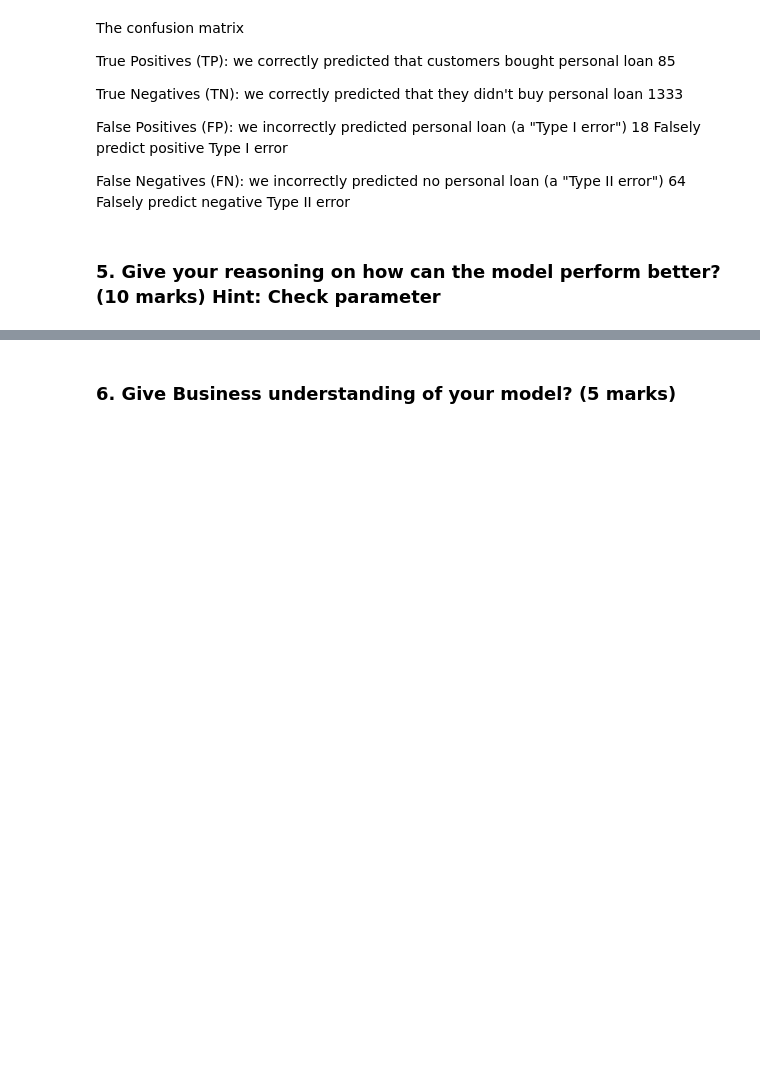
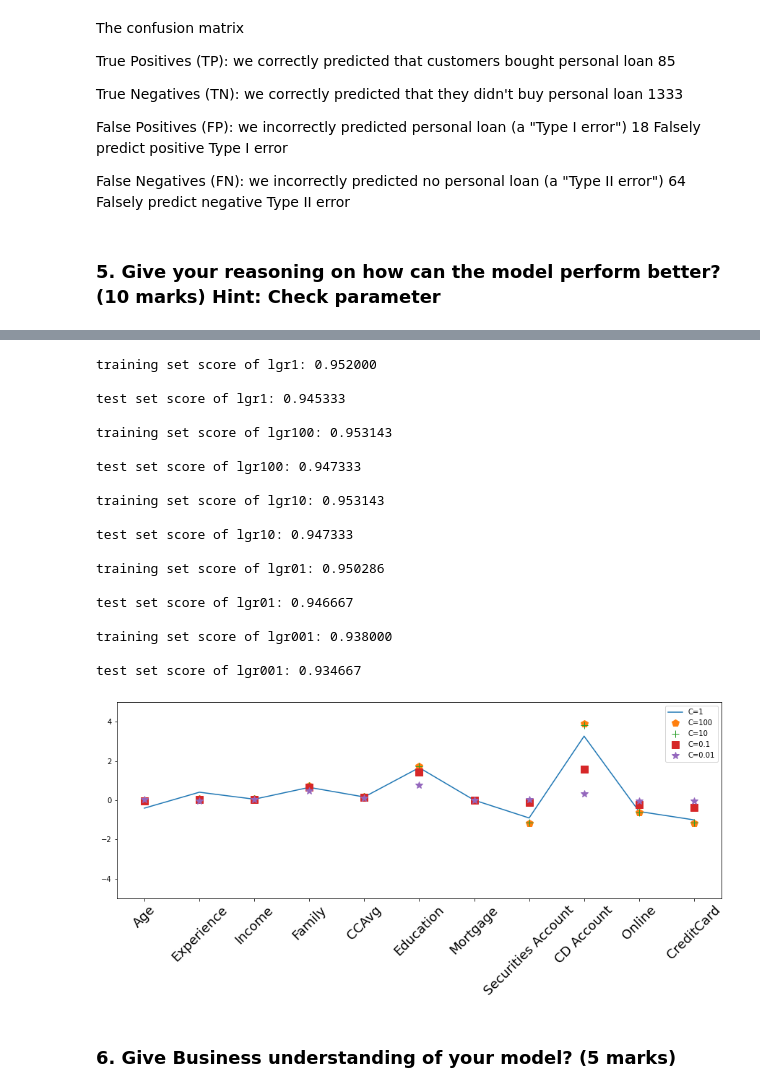
Before and after one commit to GreatLearningAIML1/gl-pgp-aiml-uta-intl-may20-dch312, a Jupyter notebook: Project#2_Thera Bank Personal Loan Campaign.ipynb, the cells around one changed output, grey strips where cells are left out. Saved outputs shown, nothing was run; the diff lists cells and outputs as text; code cells hidden in the pictures; blank space fills up the shorter version.

```diff
--- a/Project#2_Thera Bank Personal Loan Campaign.ipynb
+++ b/Project#2_Thera Bank Personal Loan Campaign.ipynb
@@ -304,3 +304,60 @@ In this scenario the false nagtive seems to be relatively large and also the pen
+# %%
+print('\n'"training set score of lgr1: %f" % model.score(X_train, Y_train))
+print('\n'"test set score of lgr1: %f" % model.score(X_test, Y_test))
+
+######increase C to 100#####
+lgr100=LogisticRegression(C=100, max_iter=7000).fit(X_train,Y_train)
+print('\n'"training set score of lgr100: %f" % lgr100.score(X_train, Y_train))
+print('\n'"test set score of lgr100: %f" % lgr100.score(X_test, Y_test))
+
+######increase C to 10#####
+lgr10=LogisticRegression(C=10, max_iter=7000).fit(X_train,Y_train)
+print('\n'"training set score of lgr10: %f" % lgr100.score(X_train, Y_train))
+print('\n'"test set score of lgr10: %f" % lgr100.score(X_test, Y_test))
+
+######decrease C to 0.1#####
+lgr01=LogisticRegression(C=0.1, max_iter=7000).fit(X_train,Y_train)
+print('\n'"training set score of lgr01: %f" % lgr01.score(X_train, Y_train))
+print('\n'"test set score of lgr01: %f" % lgr01.score(X_test, Y_test))
+
+######decrease C to 0.01#####
+lgr001=LogisticRegression(C=0.01, max_iter=7000).fit(X_train,Y_train)
+print('\n'"training set score of lgr001: %f" % lgr001.score(X_train, Y_train))
+print('\n'"test set score of lgr001: %f" % lgr001.score(X_test, Y_test))
+
+import matplotlib.pyplot as plt
+plt.figure(figsize=(15,5))
+plt.plot(model.coef_.T,'-', markersize=10, label='C=1')
+plt.plot(lgr100.coef_.T,'p',markersize=10, label='C=100')
+plt.plot(lgr10.coef_.T,'+', markersize=10, label='C=10')
+plt.plot(lgr01.coef_.T,'s', markersize=10, label='C=0.1')
+plt.plot(lgr001.coef_.T,'*',markersize=10, label='C=0.01')
+plt.xticks(range(X.shape[1]),X.columns,rotation=45, fontsize=18 )
+
+plt.ylim(-5,5)
+plt.legend()
+plt.show()
+# %% [output]
+training set score of lgr1: 0.952000
+
+test set score of lgr1: 0.945333
+
+training set score of lgr100: 0.953143
+
+test set score of lgr100: 0.947333
+
+training set score of lgr10: 0.953143
+
+test set score of lgr10: 0.947333
+
+training set score of lgr01: 0.950286
+
+test set score of lgr01: 0.946667
+
+training set score of lgr001: 0.938000
+
+test set score of lgr001: 0.934667
+[figure, added]
 # %% [markdown]
 ### 6. Give Business understanding of your model? (5 marks)
 # %% [markdown]
```
Also changed, not shown: parts of 2 cells of this notebook.
